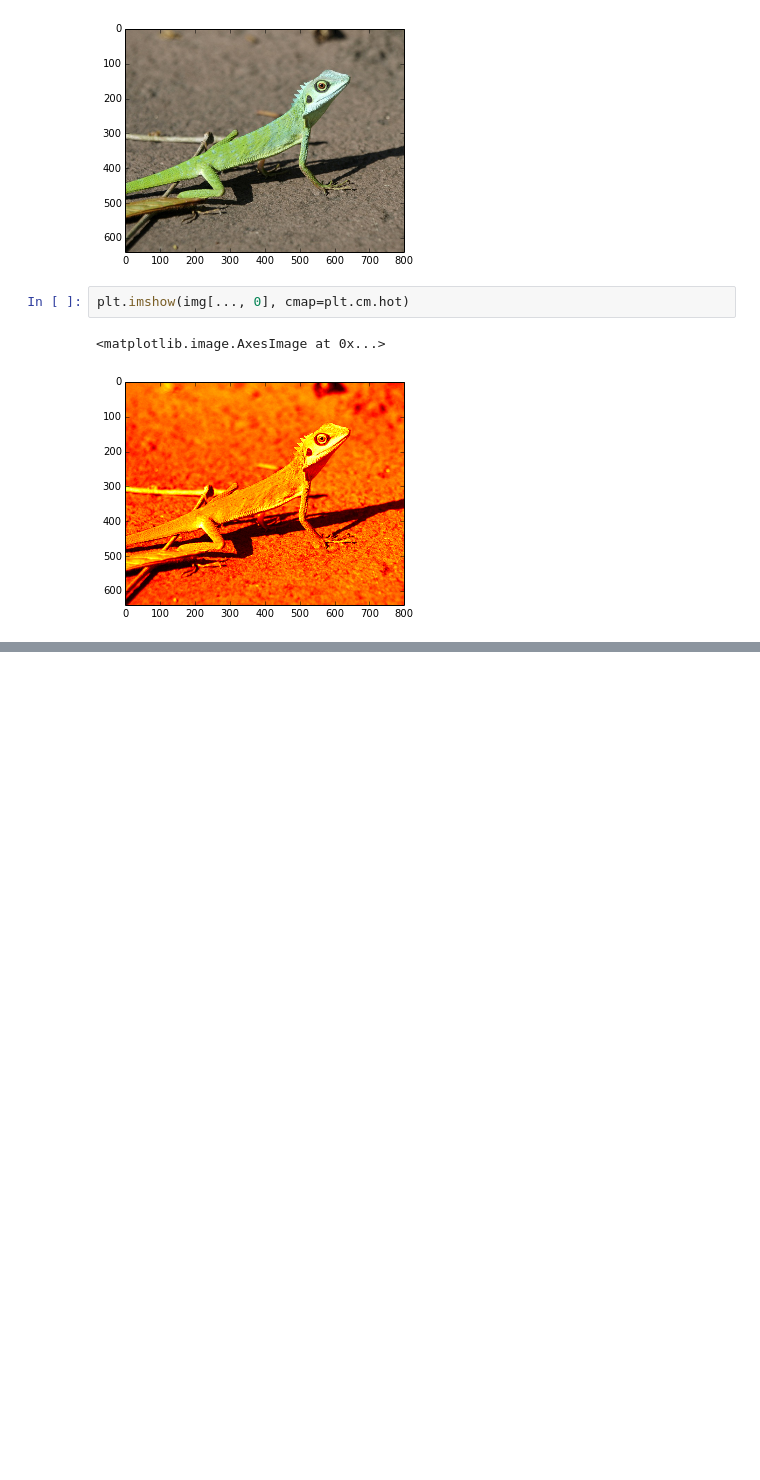
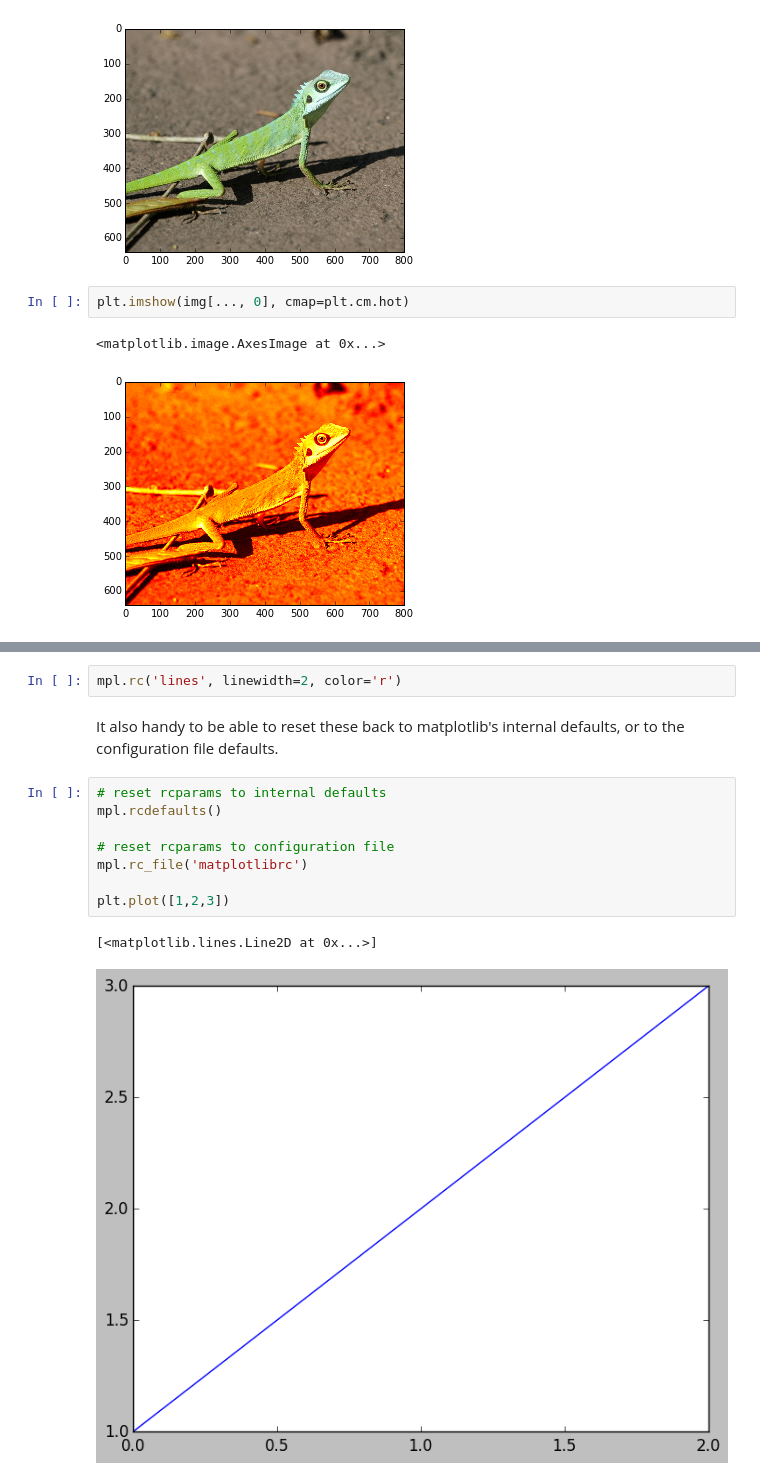
Before and after one commit to smwahl/thw_matplotlib_presentation, a Jupyter notebook: thw_matplotlib_tutorial.ipynb, the cells around one changed output, grey strips where cells are left out. Saved outputs shown, nothing was run; the diff lists cells and outputs as text; blank space fills up the shorter version.

```diff
--- a/thw_matplotlib_tutorial.ipynb
+++ b/thw_matplotlib_tutorial.ipynb
@@ -454,0 +517,15 @@ plt.imshow(img[..., 0], cmap=plt.cm.hot)
+# %%
+mpl.rc('lines', linewidth=2, color='r')
+# %% [markdown]
+It also handy to be able to reset these back to matplotlib's internal defaults, or to the configuration file defaults.
+# %%
+# reset rcparams to internal defaults
+mpl.rcdefaults()
+
+# reset rcparams to configuration file
+mpl.rc_file('matplotlibrc')
+
+plt.plot([1,2,3])
+# %% [output]
+[<matplotlib.lines.Line2D at 0x...>]
+[figure, added]
```
Also changed, not shown: parts of 34 cells of this notebook, 1 other file.
